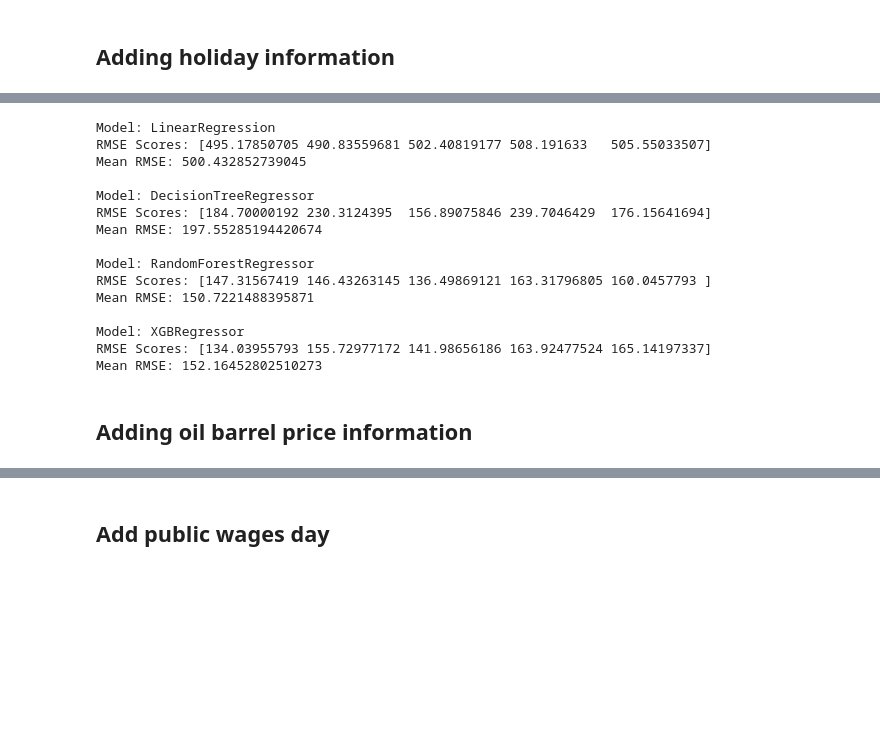
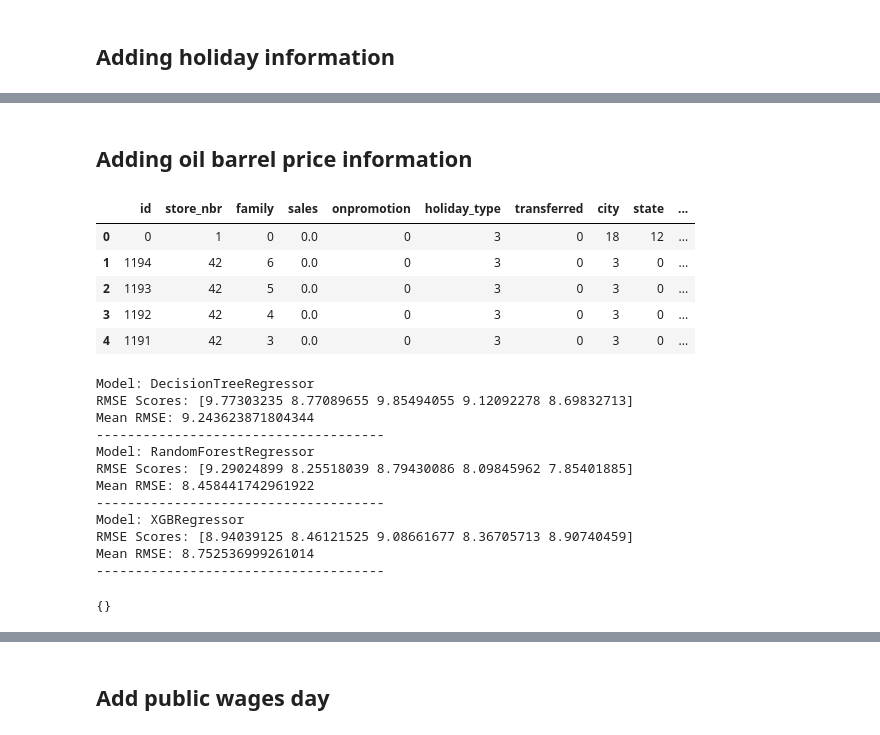
Before and after one commit to antonnyvictor18/data-mining, a Jupyter notebook: TP2/notebook.ipynb, the cells around one changed output, grey strips where cells are left out. Cells and saved outputs as stored; diff of their text form; code cells hidden in the pictures; blank space fills up the shorter version.

```diff
--- a/TP2/notebook.ipynb
+++ b/TP2/notebook.ipynb
@@ -351,43 +400,30 @@ X_train, X_test, y_train, y_test = train_test_split(X, y, test_size=0.2, random_
-# %%
-models = [
-    LinearRegression(),
-    DecisionTreeRegressor(),
-    RandomForestRegressor(),
-    xgb.XGBRegressor(objective ='reg:squarederror')
-]
-
-model_params = {}
-for model in models:
-    model.fit(X_train, y_train)
-    scores = cross_val_score(model, X_test, y_test, cv=5, scoring='neg_mean_squared_error', n_jobs=-1)
-    rmse_scores = np.sqrt(-scores)
-    print(f"Model: {type(model).__name__}")
-    print(f"RMSE Scores: {rmse_scores}")
-    print(f"Mean RMSE: {rmse_scores.mean()}\n")
-    model_params[type(model).__name__] = model
-# %% [output]
-Model: LinearRegression
-RMSE Scores: [495.17850705 490.83559681 502.40819177 508.191633   505.55033507]
-Mean RMSE: 500.432852739045
-
-Model: DecisionTreeRegressor
-RMSE Scores: [184.70000192 230.3124395  156.89075846 239.7046429  176.15641694]
-Mean RMSE: 197.55285194420674
-
-Model: RandomForestRegressor
-RMSE Scores: [147.31567419 146.43263145 136.49869121 163.31796805 160.0457793 ]
-Mean RMSE: 150.7221488395871
-
-Model: XGBRegressor
-RMSE Scores: [134.03955793 155.72977172 141.98656186 163.92477524 165.14197337]
-Mean RMSE: 152.16452802510273
 # %% [markdown]
 ## Adding oil barrel price information
 # %%
-train = df_coded.drop(columns=['date','is_wage_day'])
-train = train[train['store_nbr'] == 1].reset_index(drop=True)
+train3 = df_coded.drop(columns=['date','is_wage_day'])
+
+display(train3.head(5))
+train = train3[train3['store_nbr'] == 1].reset_index(drop=True)
 train = train.drop(columns=['store_nbr'])
 
-X = train.drop(columns= [ 'id','sales'], axis=1)
-y = train['sales']
-X_train, X_test, y_train, y_test = train_test_split(X, y, test_size=0.2, random_state=42)
+test_models(models, train)
+# %% [output]
+|  | id | store_nbr | family | sales | onpromotion | holiday_type | transferred | city | state | ... |
+| 0 | 0 | 1 | 0 | 0.0 | 0 | 3 | 0 | 18 | 12 | ... |
+| 1 | 1194 | 42 | 6 | 0.0 | 0 | 3 | 0 | 3 | 0 | ... |
+| 2 | 1193 | 42 | 5 | 0.0 | 0 | 3 | 0 | 3 | 0 | ... |
+| 3 | 1192 | 42 | 4 | 0.0 | 0 | 3 | 0 | 3 | 0 | ... |
+| 4 | 1191 | 42 | 3 | 0.0 | 0 | 3 | 0 | 3 | 0 | ... |
+Model: DecisionTreeRegressor
+RMSE Scores: [9.77303235 8.77089655 9.85494055 9.12092278 8.69832713]
+Mean RMSE: 9.243623871804344
+-------------------------------------
+Model: RandomForestRegressor
+RMSE Scores: [9.29024899 8.25518039 8.79430086 8.09845962 7.85401885]
+Mean RMSE: 8.458441742961922
+-------------------------------------
+Model: XGBRegressor
+RMSE Scores: [8.94039125 8.46121525 9.08661677 8.36705713 8.90740459]
+Mean RMSE: 8.752536999261014
+-------------------------------------
+{}
```
Also changed, not shown: parts of 18 cells of this notebook, 26 other files.
